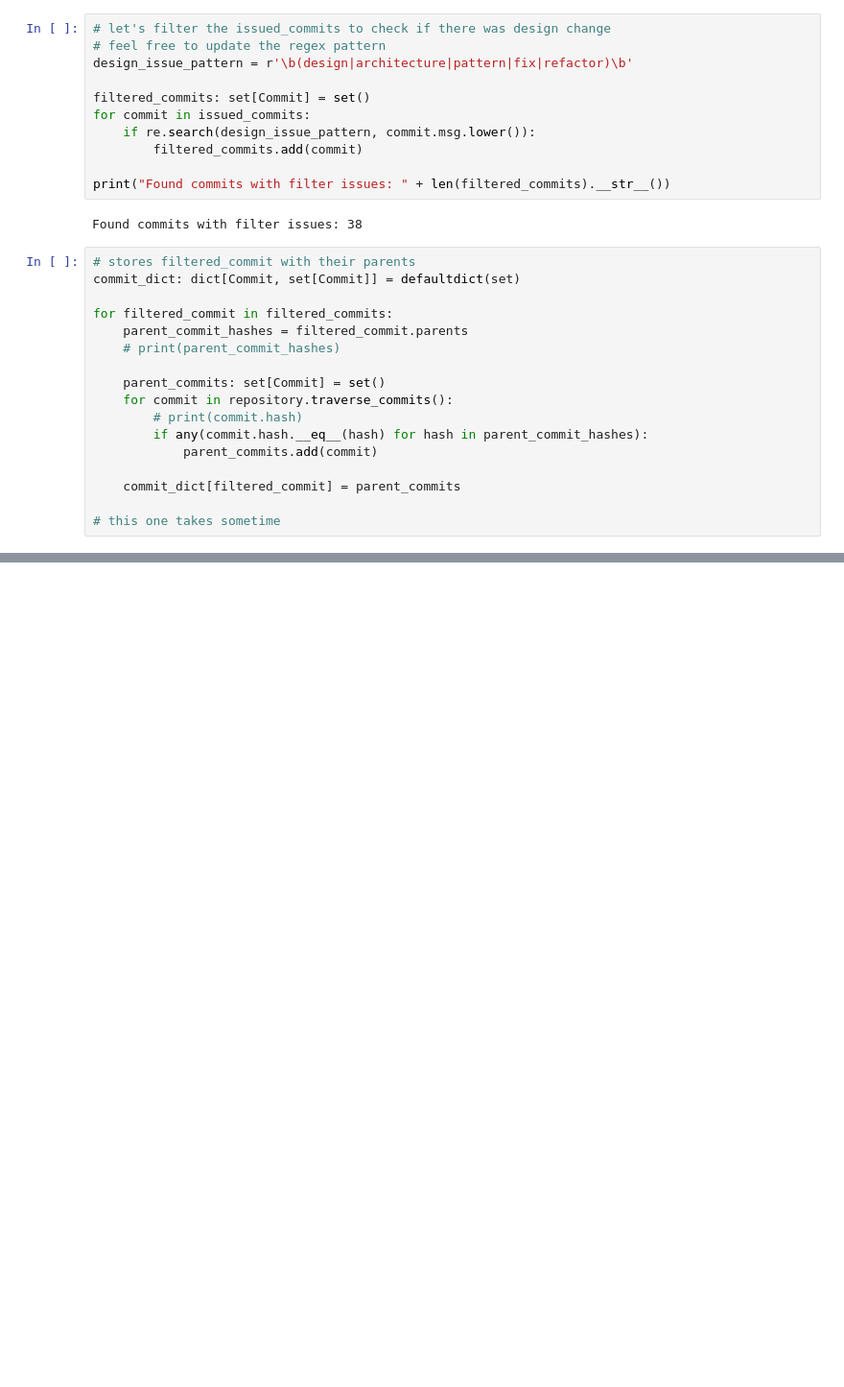
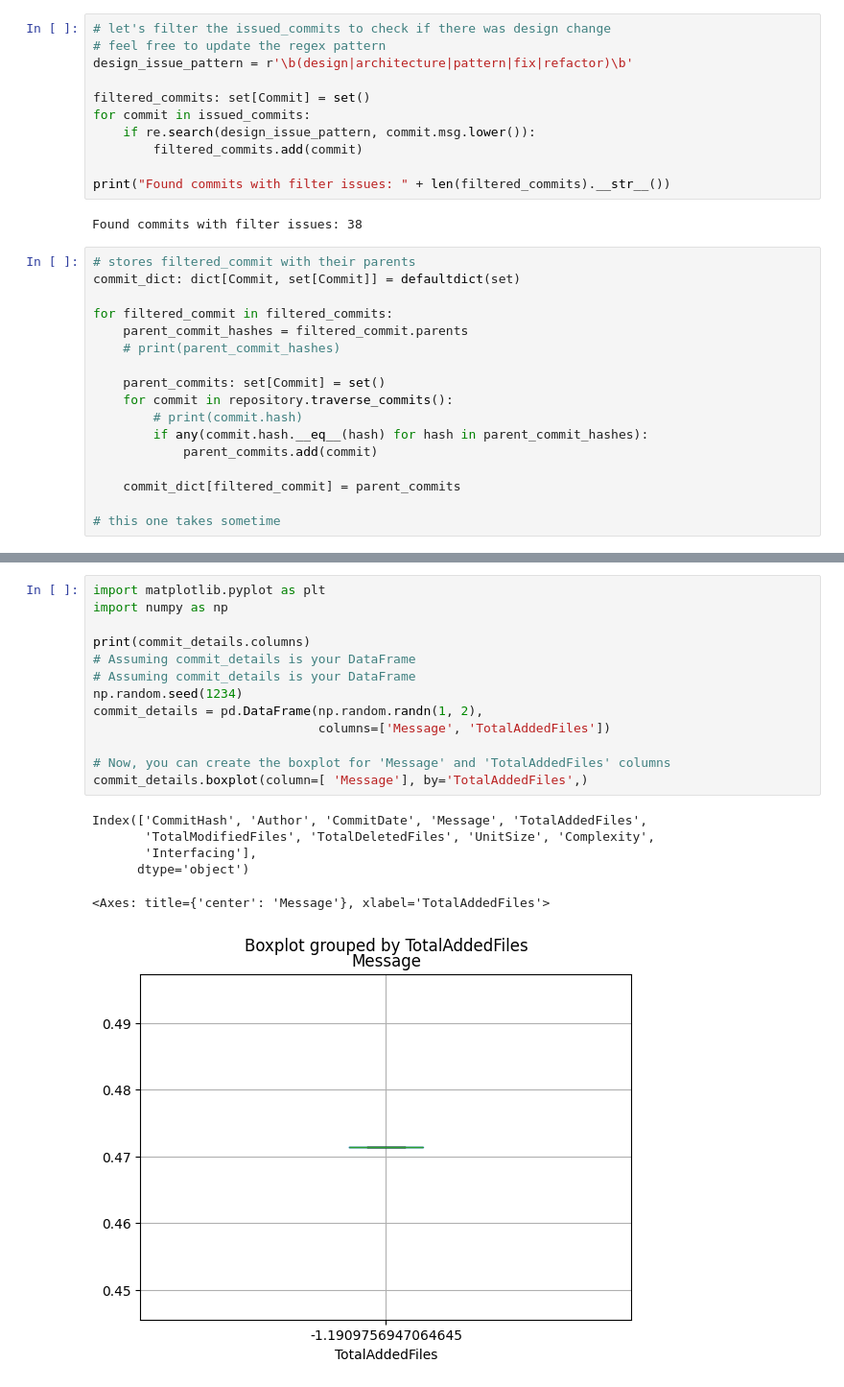
Before and after one commit to devanandp/Explore-Software-repository-Hadoop-Common, a Jupyter notebook: Analyze.ipynb, the cells around one changed output, grey strips where cells are left out. Shown: that part at 96% size. Cells and saved outputs as stored; diff of their text form; blank space fills up the shorter version.

Commit message:
Boxplot feature added

```diff
--- a/Analyze.ipynb
+++ b/Analyze.ipynb
@@ -208,0 +215,20 @@ file_details.head(10)
+# %%
+import matplotlib.pyplot as plt
+import numpy as np
+
+print(commit_details.columns)
+# Assuming commit_details is your DataFrame
+# Assuming commit_details is your DataFrame
+np.random.seed(1234)
+commit_details = pd.DataFrame(np.random.randn(1, 2),
+                              columns=['Message', 'TotalAddedFiles'])
+
+# Now, you can create the boxplot for 'Message' and 'TotalAddedFiles' columns
+commit_details.boxplot(column=[ 'Message'], by='TotalAddedFiles',)
+# %% [output]
+Index(['CommitHash', 'Author', 'CommitDate', 'Message', 'TotalAddedFiles',
+       'TotalModifiedFiles', 'TotalDeletedFiles', 'UnitSize', 'Complexity',
+       'Interfacing'],
+      dtype='object')
+<Axes: title={'center': 'Message'}, xlabel='TotalAddedFiles'>
+[figure, added]
```
Also changed, not shown: parts of 8 cells of this notebook.
